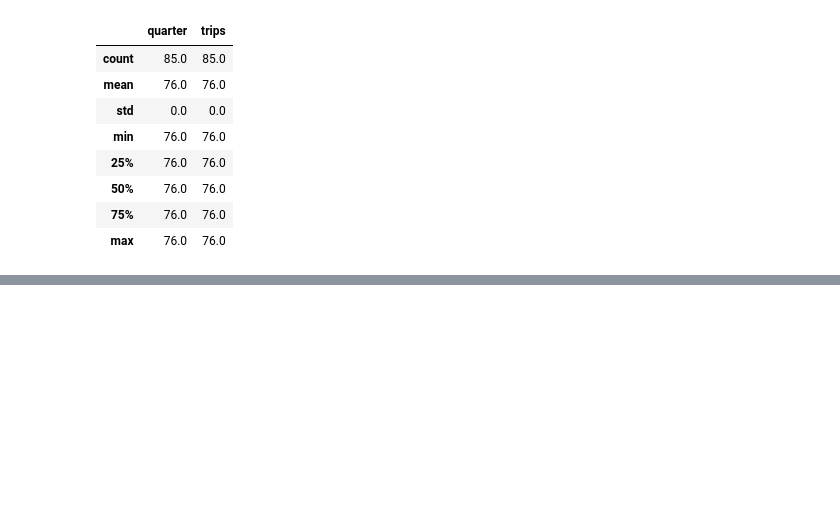
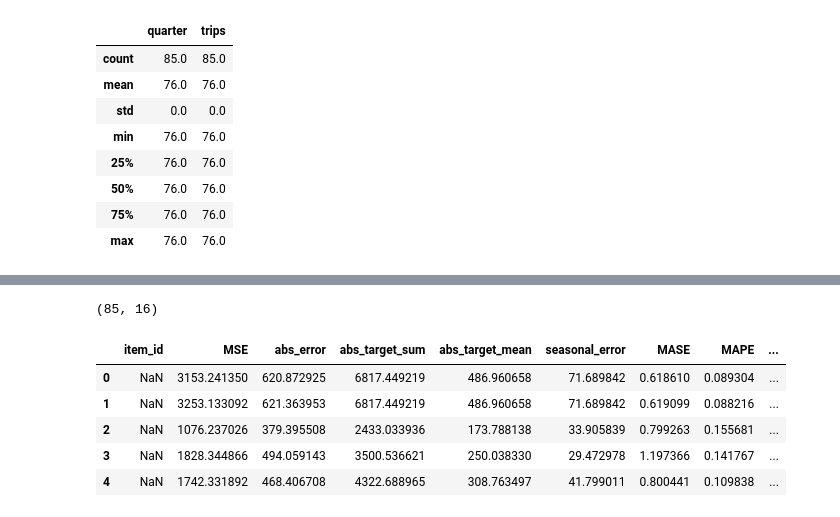
Before and after one commit to jasonhernacki/mult-forecasting-sandbox, a Jupyter notebook: play.ipynb, the cells around one changed output, grey strips where cells are left out. Drawn from its saved outputs; the diff is of its cells as text; code cells hidden in the pictures; blank space fills up the shorter version.

```diff
--- a/play.ipynb
+++ b/play.ipynb
@@ -86,0 +184,11 @@ plt.show()
+# %%
+print(item_metrics.shape)
+item_metrics.head()
+# %% [output]
+(85, 16)
+|  | item_id | MSE | abs_error | abs_target_sum | abs_target_mean | seasonal_error | MASE | MAPE | ... |
+| 0 | NaN | 3153.241350 | 620.872925 | 6817.449219 | 486.960658 | 71.689842 | 0.618610 | 0.089304 | ... |
+| 1 | NaN | 3253.133092 | 621.363953 | 6817.449219 | 486.960658 | 71.689842 | 0.619099 | 0.088216 | ... |
+| 2 | NaN | 1076.237026 | 379.395508 | 2433.033936 | 173.788138 | 33.905839 | 0.799263 | 0.155681 | ... |
+| 3 | NaN | 1828.344866 | 494.059143 | 3500.536621 | 250.038330 | 29.472978 | 1.197366 | 0.141767 | ... |
+| 4 | NaN | 1742.331892 | 468.406708 | 4322.688965 | 308.763497 | 41.799011 | 0.800441 | 0.109838 | ... |
```
Also changed, not shown: parts of 12 cells of this notebook, 1 other file.
